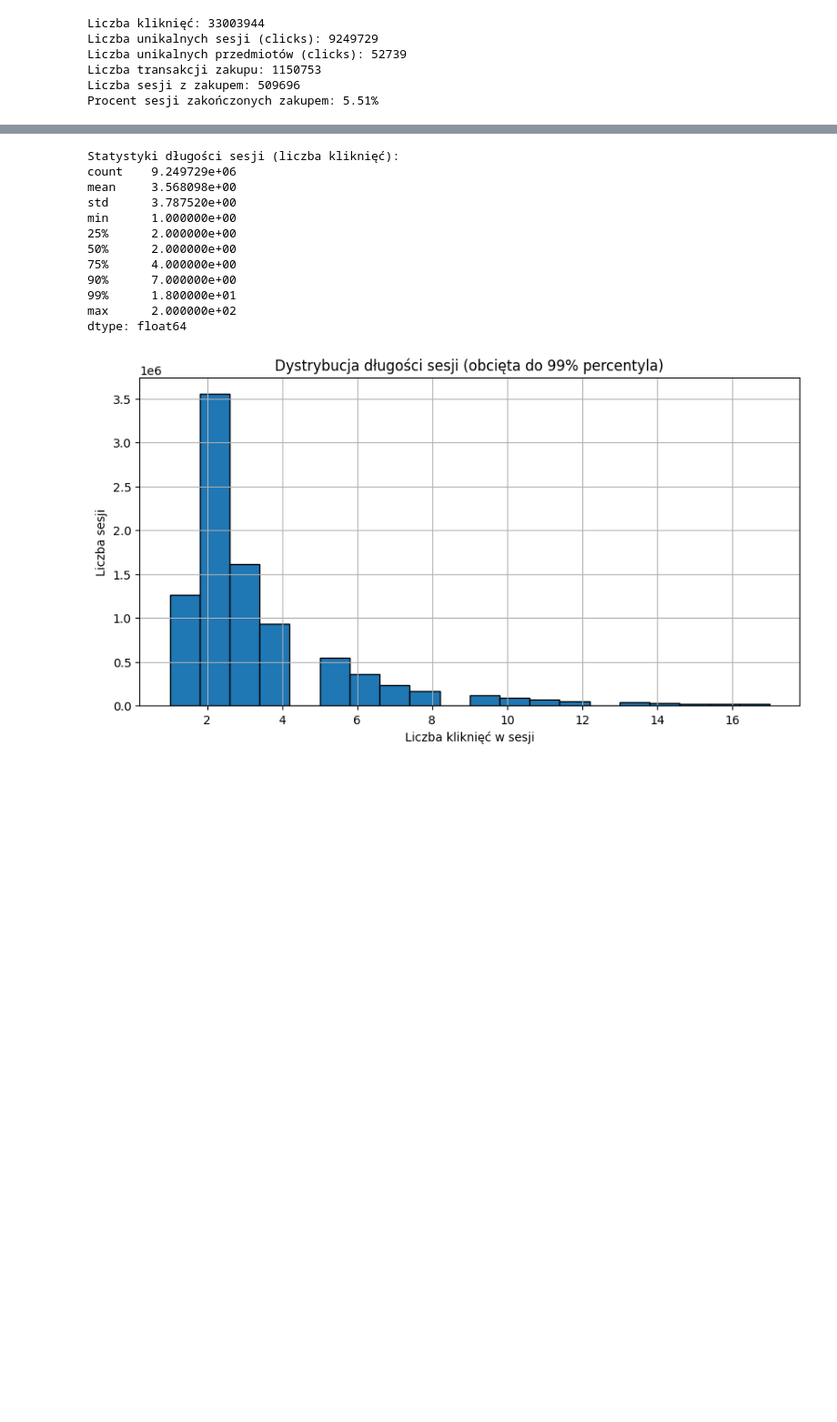
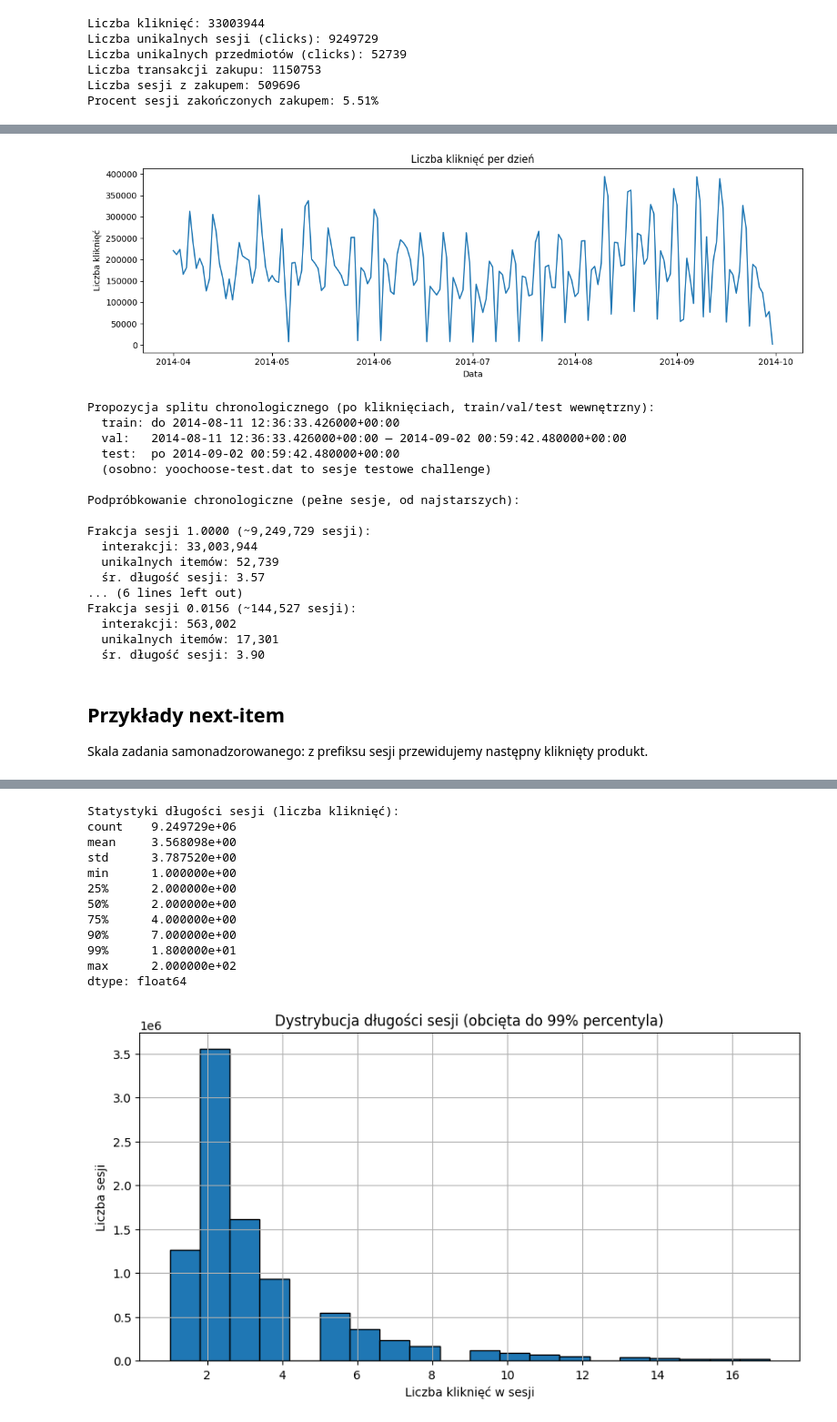
Before and after one commit to SwankyBombul/adm-project-tgnn, a Jupyter notebook: notebooks/eda_yoochose.ipynb, the cells around one changed output, grey strips where cells are left out. Shown at 91% size. Cells and saved outputs as stored; diff of their text form; code cells hidden in the pictures; blank space fills up the shorter version.

```diff
--- a/notebooks/eda_yoochose.ipynb
+++ b/notebooks/eda_yoochose.ipynb
@@ -86,0 +121,44 @@ Procent sesji zakończonych zakupem: 5.51%
+# %%
+print("Zakres czasowy (clicks):")
+print(f"  od {clicks_raw_df['timestamp'].min()} do {clicks_raw_df['timestamp'].max()}")
+print("Zakres czasowy (buys):")
+print(f"  od {buys_raw_df['timestamp'].min()} do {buys_raw_df['timestamp'].max()}")
+print("Zakres czasowy (test):")
+print(f"  od {test_raw_df['timestamp'].min()} do {test_raw_df['timestamp'].max()}")
+
+clicks_daily = clicks_raw_df.groupby(clicks_raw_df['timestamp'].dt.date).size()
+
+plt.figure(figsize=(12, 4))
+clicks_daily.plot()
+plt.title('Liczba kliknięć per dzień')
+plt.xlabel('Data')
+plt.ylabel('Liczba kliknięć')
+plt.tight_layout()
+plt.show()
+
+clicks_sorted_time = clicks_raw_df['timestamp'].sort_values()
+n_events = len(clicks_sorted_time)
+t_train_end = clicks_sorted_time.iloc[int(n_events * 0.70) - 1]
+t_val_end = clicks_sorted_time.iloc[int(n_events * 0.85) - 1]
+
+print("\nPropozycja splitu chronologicznego (po kliknięciach, train/val/test wewnętrzny):")
+print(f"  train: do {t_train_end}")
+print(f"  val:   {t_train_end} — {t_val_end}")
+print(f"  test:  po {t_val_end}")
+print("  (osobno: yoochoose-test.dat to sesje testowe challenge)")
+
+session_start = clicks_raw_df.groupby('session_id')['timestamp'].min().sort_values()
+n_sessions_total = len(session_start)
+
+print("\nPodpróbkowanie chronologiczne (pełne sesje, od najstarszych):")
+for frac in [1.0, 1 / 32, 1 / 64]:
+    n_keep = max(1, int(n_sessions_total * frac))
+    kept_sessions = session_start.iloc[:n_keep].index
+    sub = clicks_raw_df[clicks_raw_df['session_id'].isin(kept_sessions)]
+    sub_lengths = sub.groupby('session_id').size()
+
+    print(f"\nFrakcja sesji {frac:.4f} (~{n_keep:,} sesji):")
+    print(f"  interakcji: {len(sub):,}")
+    print(f"  unikalnych itemów: {sub['item_id'].nunique():,}")
+    print(f"  śr. długość sesji: {sub_lengths.mean():.2f}")
+# %% [output]
@@ -86,0 +171,22 @@ Procent sesji zakończonych zakupem: 5.51%
+[figure, added]
+Propozycja splitu chronologicznego (po kliknięciach, train/val/test wewnętrzny):
+  train: do 2014-08-11 12:36:33.426000+00:00
+  val:   2014-08-11 12:36:33.426000+00:00 — 2014-09-02 00:59:42.480000+00:00
+  test:  po 2014-09-02 00:59:42.480000+00:00
+  (osobno: yoochoose-test.dat to sesje testowe challenge)
+
+Podpróbkowanie chronologiczne (pełne sesje, od najstarszych):
+
+Frakcja sesji 1.0000 (~9,249,729 sesji):
+  interakcji: 33,003,944
+  unikalnych itemów: 52,739
+  śr. długość sesji: 3.57
+... (6 lines left out)
+Frakcja sesji 0.0156 (~144,527 sesji):
+  interakcji: 563,002
+  unikalnych itemów: 17,301
+  śr. długość sesji: 3.90
+# %% [markdown]
+## Przykłady next-item
+
+Skala zadania samonadzorowanego: z prefiksu sesji przewidujemy następny kliknięty produkt.
```
Also changed, not shown: parts of 25 cells of this notebook, 19 other files.
